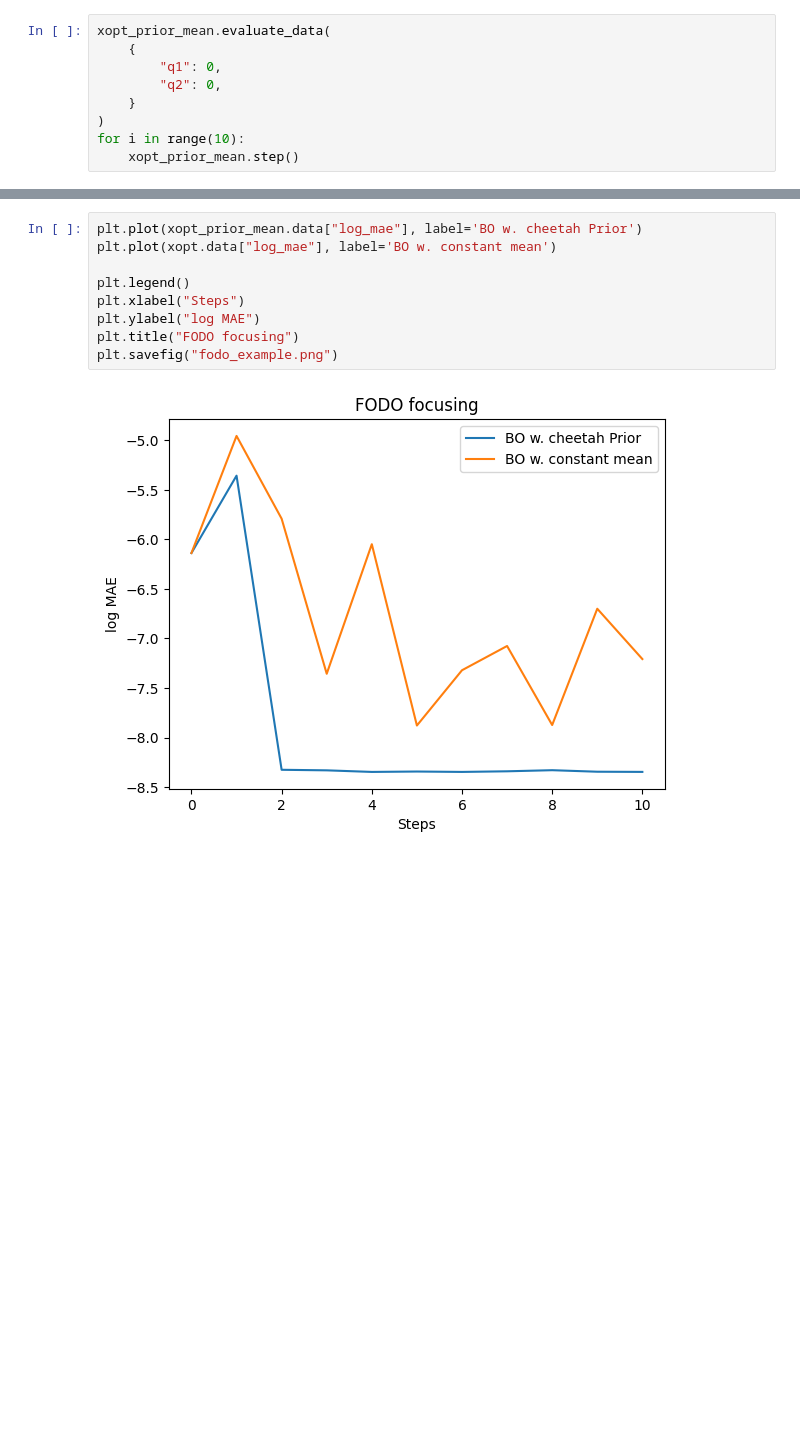
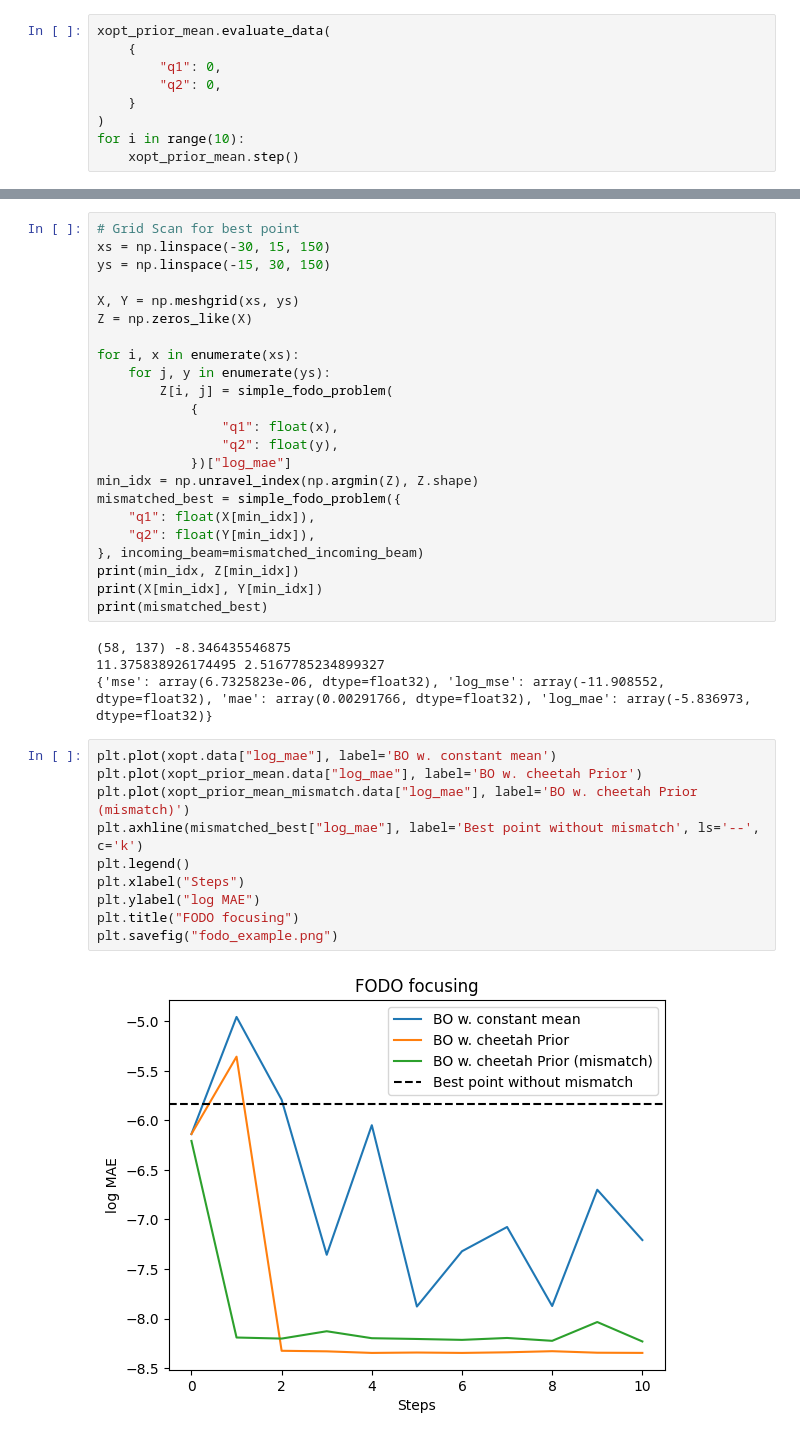
Before and after one commit to desy-ml/cheetah-demos, a Jupyter notebook: bo_cheetah_prior/bo_cheetah_prior.ipynb, the cells around one changed output, grey strips where cells are left out. Cells and saved outputs as stored; diff of their text form; blank space fills up the shorter version.

Commit message:
Update cheetah_prior notebook

```diff
--- a/bo_cheetah_prior/bo_cheetah_prior.ipynb
+++ b/bo_cheetah_prior/bo_cheetah_prior.ipynb
@@ -182,11 +223,39 @@ xopt_prior_mean.data
+# %%
+# Grid Scan for best point
+xs = np.linspace(-30, 15, 150)
+ys = np.linspace(-15, 30, 150)
+
+X, Y = np.meshgrid(xs, ys)
+Z = np.zeros_like(X)
+
+for i, x in enumerate(xs):
+    for j, y in enumerate(ys):
+        Z[i, j] = simple_fodo_problem(
+            {
+                "q1": float(x),
+                "q2": float(y),
+            })["log_mae"]
+min_idx = np.unravel_index(np.argmin(Z), Z.shape)
+mismatched_best = simple_fodo_problem({
+    "q1": float(X[min_idx]),
+    "q2": float(Y[min_idx]),
+}, incoming_beam=mismatched_incoming_beam)
+print(min_idx, Z[min_idx])
+print(X[min_idx], Y[min_idx])
+print(mismatched_best)
+# %% [output]
+(58, 137) -8.346435546875
+11.375838926174495 2.5167785234899327
+{'mse': array(6.7325823e-06, dtype=float32), 'log_mse': array(-11.908552, dtype=float32), 'mae': array(0.00291766, dtype=float32), 'log_mae': array(-5.836973, dtype=float32)}
 # %%
+plt.plot(xopt.data["log_mae"], label='BO w. constant mean')
 plt.plot(xopt_prior_mean.data["log_mae"], label='BO w. cheetah Prior')
-plt.plot(xopt.data["log_mae"], label='BO w. constant mean')
-
+plt.plot(xopt_prior_mean_mismatch.data["log_mae"], label='BO w. cheetah Prior (mismatch)')
+plt.axhline(mismatched_best["log_mae"], label='Best point without mismatch', ls='--', c='k')
 plt.legend()
 plt.xlabel("Steps")
 plt.ylabel("log MAE")
 plt.title("FODO focusing")
 plt.savefig("fodo_example.png")
 # %% [output]
-[figure, old version]
+[figure, new version]
```
Also changed, not shown: parts of 9 cells of this notebook.
